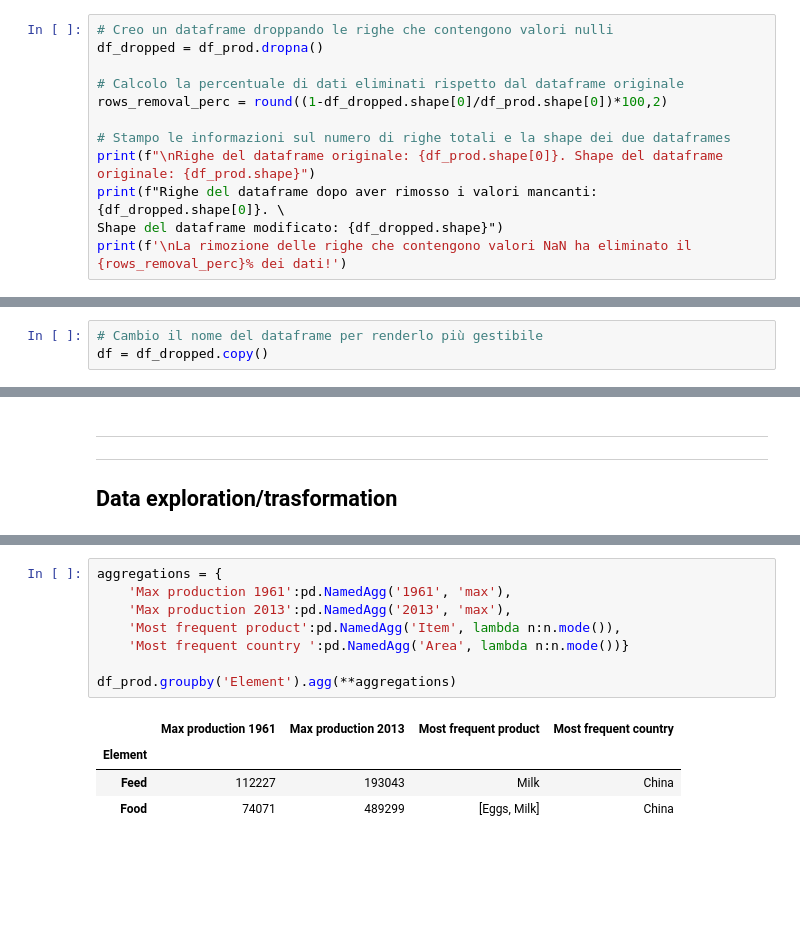
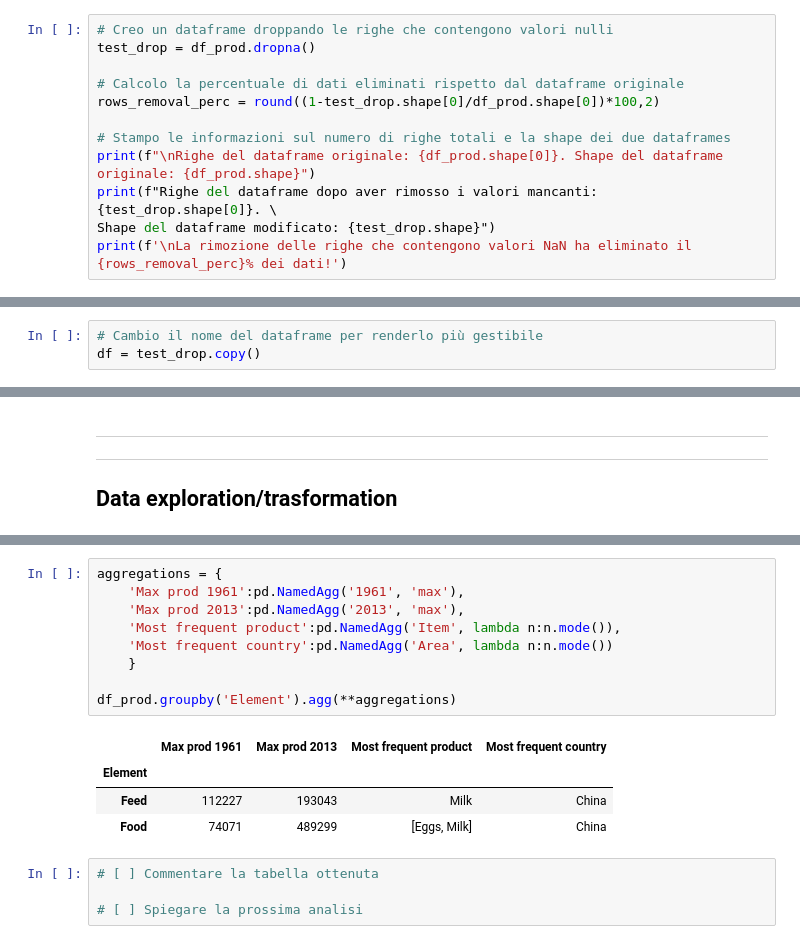
Before and after one commit to TheHextech/start2impact, a Jupyter notebook: Data_Science/Food_Project_DataVisualization_DataManipulation/EmanueleImmesiDataVis.ipynb, the cells around one changed output, grey strips where cells are left out. Drawn from its saved outputs; the diff is of its cells as text; blank space fills up the shorter version.

```diff
--- a/Data_Science/Food_Project_DataVisualization_DataManipulation/EmanueleImmesiDataVis.ipynb
+++ b/Data_Science/Food_Project_DataVisualization_DataManipulation/EmanueleImmesiDataVis.ipynb
@@ -201,15 +202,15 @@ Questo risultato **è in linea con la documentazione** del dataset, giustificand
 **È conveniente** eliminare dal dataframe le righe che contengono valori nulli, oppure si rischia di perdere un numero **eccessivo** di informazioni?
 # %%
 # Creo un dataframe droppando le righe che contengono valori nulli
-df_dropped = df_prod.dropna()
+test_drop = df_prod.dropna()
 
 # Calcolo la percentuale di dati eliminati rispetto dal dataframe originale
-rows_removal_perc = round((1-df_dropped.shape[0]/df_prod.shape[0])*100,2)
+rows_removal_perc = round((1-test_drop.shape[0]/df_prod.shape[0])*100,2)
 
 # Stampo le informazioni sul numero di righe totali e la shape dei due dataframes
 print(f"\nRighe del dataframe originale: {df_prod.shape[0]}. Shape del dataframe originale: {df_prod.shape}")
-print(f"Righe del dataframe dopo aver rimosso i valori mancanti: {df_dropped.shape[0]}. \
-Shape del dataframe modificato: {df_dropped.shape}")
+print(f"Righe del dataframe dopo aver rimosso i valori mancanti: {test_drop.shape[0]}. \
+Shape del dataframe modificato: {test_drop.shape}")
 print(f'\nLa rimozione delle righe che contengono valori NaN ha eliminato il {rows_removal_perc}% dei dati!')
 # %% [output]
 Righe del dataframe originale: 21477. Shape del dataframe originale: (21477, 63)
@@ -226,7 +227,7 @@ Avrei anche potuto sostituire i valori NaN con 0 tramite *fillna()*. Tuttavia, v
 Questa procedura sarà fondamentale per garantire che i nomi dei paesi non siano presenti come duplicati o formattati in maniera impropria.
 # %%
 # Cambio il nome del dataframe per renderlo più gestibile
-df = df_dropped.copy()
+df = test_drop.copy()
 # %%
 # Creo una serie per vedere se alcune etichette di 'Area Abbreviation' sono state utilizzate per più di un paese
 find_duplicates = df.groupby('Area Abbreviation')['Area'].nunique()
@@ -822,13 +812,18 @@ Passiamo ad estrarre in modo compatto alcune statistiche:
 # %%
 aggregations = {
-    'Max production 1961':pd.NamedAgg('1961', 'max'),
-    'Max production 2013':pd.NamedAgg('2013', 'max'),
+    'Max prod 1961':pd.NamedAgg('1961', 'max'),
+    'Max prod 2013':pd.NamedAgg('2013', 'max'),
     'Most frequent product':pd.NamedAgg('Item', lambda n:n.mode()),
-    'Most frequent country ':pd.NamedAgg('Area', lambda n:n.mode())}
+    'Most frequent country':pd.NamedAgg('Area', lambda n:n.mode())
+    }
 
 df_prod.groupby('Element').agg(**aggregations)
 # %% [output]
-|  | Max production 1961 | Max production 2013 | Most frequent product | Most frequent country |
+|  | Max prod 1961 | Max prod 2013 | Most frequent product | Most frequent country |
 | Element |  |  |  |  |
 | Feed | 112227 | 193043 | Milk | China |
 | Food | 74071 | 489299 | [Eggs, Milk] | China |
+# %%
+# [ ] Commentare la tabella ottenuta
+
+# [ ] Spiegare la prossima analisi
```
Also changed, not shown: parts of 30 cells of this notebook.
